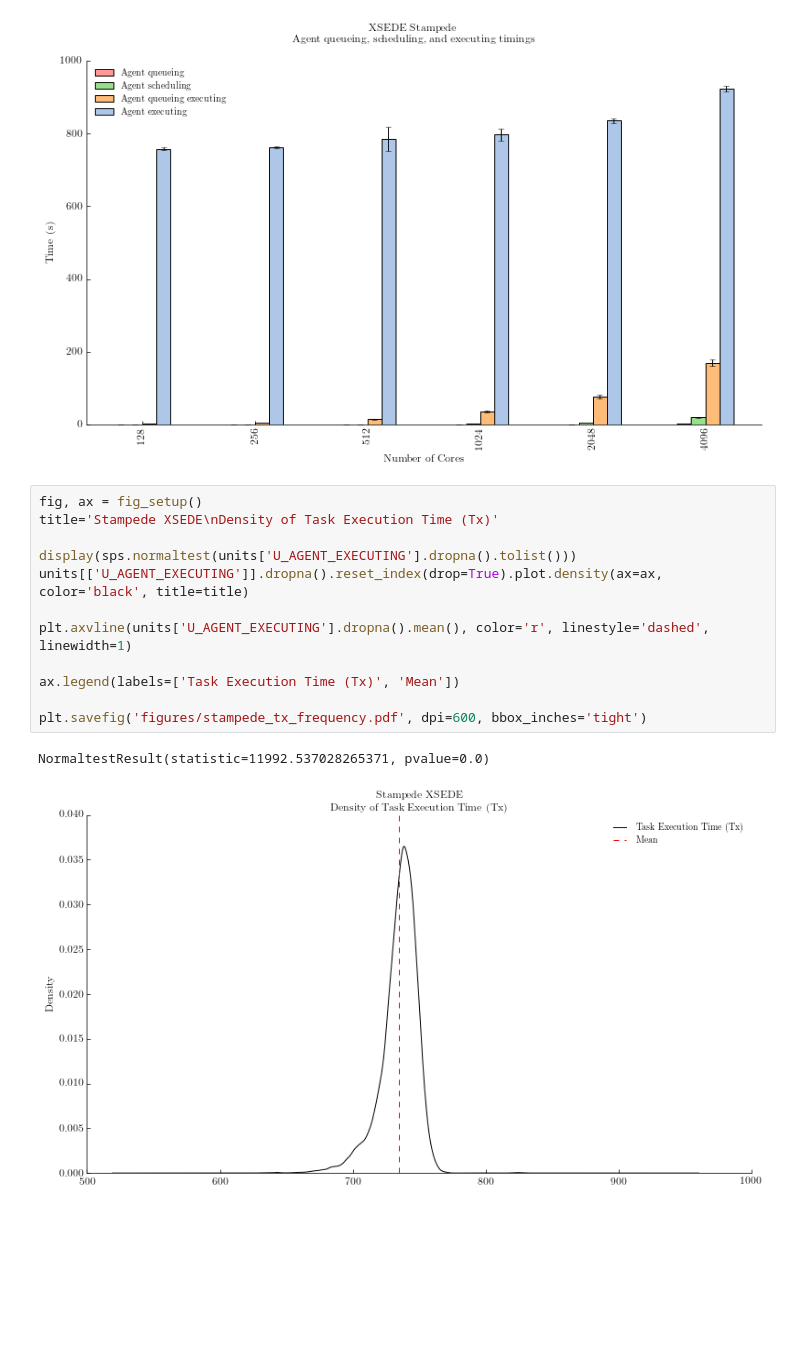
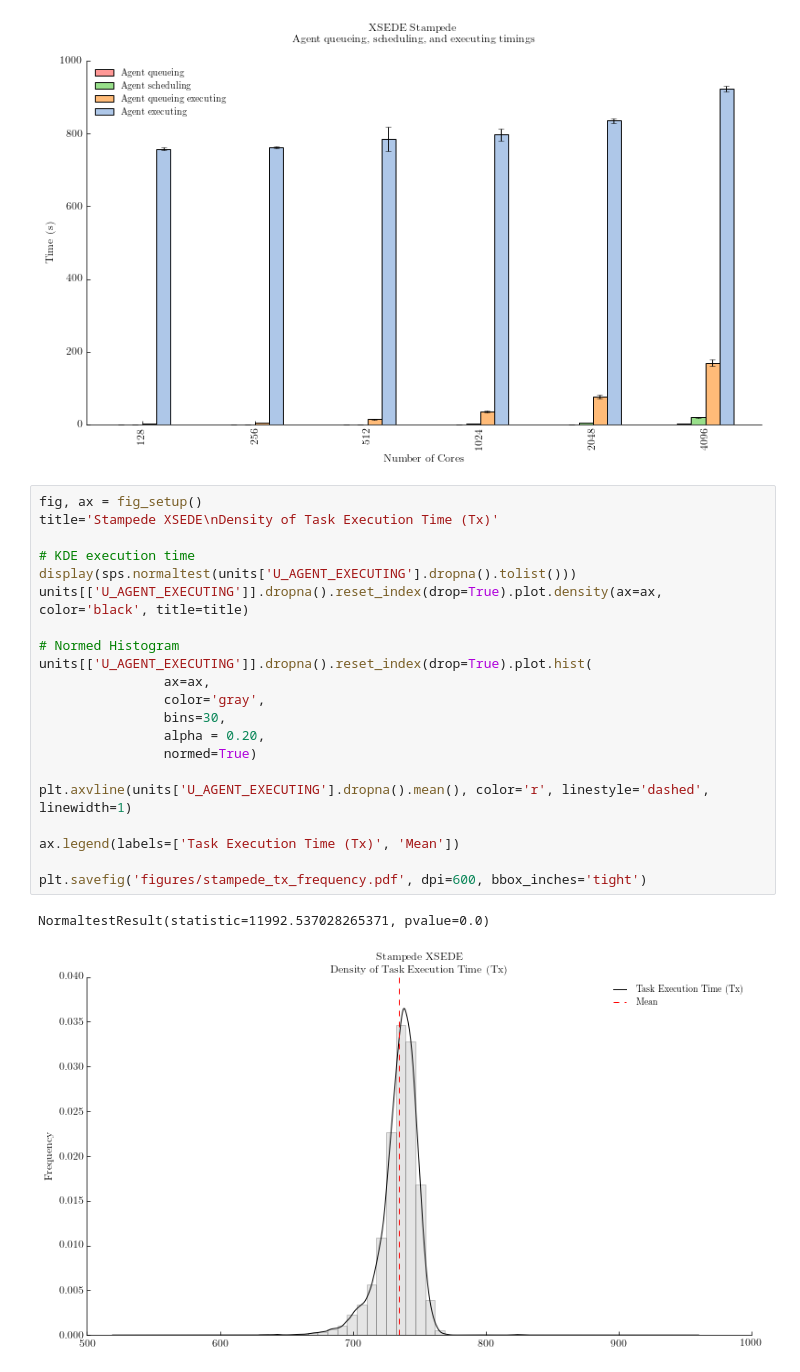
Before and after one commit to radical-experiments/rp-paper, a Jupyter notebook: analysis/rp_paper_experiments.ipynb, the cells around one changed output. Cells and saved outputs as stored; diff of their text form; blank space fills up the shorter version.

```diff
--- a/analysis/rp_paper_experiments.ipynb
+++ b/analysis/rp_paper_experiments.ipynb
@@ -250,15 +271,24 @@ plt.savefig('figures/stampede_agent_timings.pdf', dpi=600, bbox_inches='tight')
 # %%
 fig, ax = fig_setup()
 title='Stampede XSEDE\nDensity of Task Execution Time (Tx)'
 
+# KDE execution time
 display(sps.normaltest(units['U_AGENT_EXECUTING'].dropna().tolist()))
 units[['U_AGENT_EXECUTING']].dropna().reset_index(drop=True).plot.density(ax=ax, color='black', title=title)
+
+# Normed Histogram
+units[['U_AGENT_EXECUTING']].dropna().reset_index(drop=True).plot.hist(
+                ax=ax,
+                color='gray',
+                bins=30,
+                alpha = 0.20,
+                normed=True)
 
 plt.axvline(units['U_AGENT_EXECUTING'].dropna().mean(), color='r', linestyle='dashed', linewidth=1)
 
 ax.legend(labels=['Task Execution Time (Tx)', 'Mean'])
 
 plt.savefig('figures/stampede_tx_frequency.pdf', dpi=600, bbox_inches='tight')
 # %% [output]
 NormaltestResult(statistic=11992.537028265371, pvalue=0.0)
-[figure, old version]
+[figure, new version]
```
Also changed, not shown: parts of 3 cells of this notebook, 1 other file.
